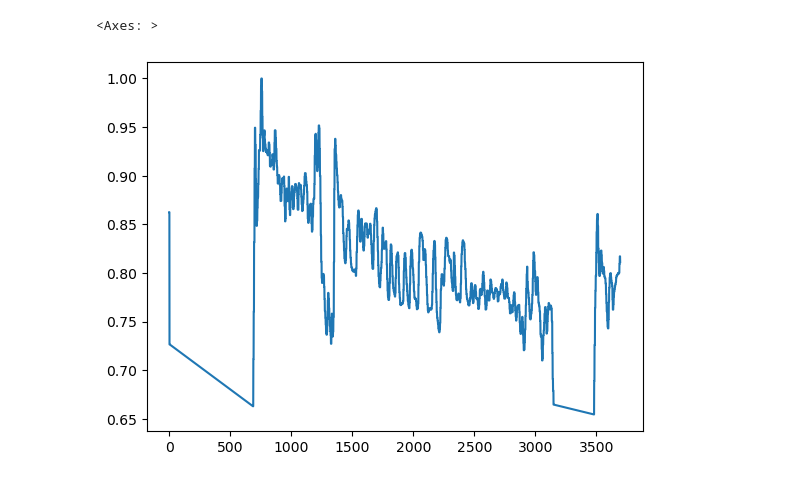
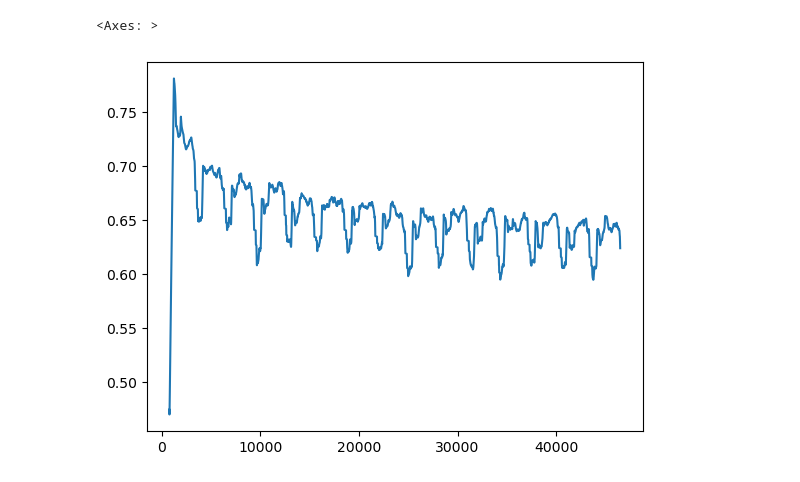
Before and after one commit to cd-athena/GREEM, a Jupyter notebook: gaia/benchmark/comparison/comparison.ipynb, the cells around one changed output. Cells and saved outputs as stored; diff of their text form; code cells hidden in the pictures.

```diff
--- a/gaia/benchmark/comparison/comparison.ipynb
+++ b/gaia/benchmark/comparison/comparison.ipynb
@@ -24,8 +24,11 @@ comparison_df['ampere'] = comparison_df['Reading']
 volt = 20
 comparison_df['watt'] = comparison_df['ampere'] * volt
 comparison_df['watt_norm'] = comparison_df['watt'] / comparison_df['watt'].max()
-# %%
-comparison_df['watt_norm'][comparison_df['watt_norm'] > 0.65].plot.line()
-# %% [output]
-<Axes: >
-[figure, removed]
+# %%
+# comparison_df['watt_norm'][comparison_df['watt_norm'] > 0.6][6500:].plot.line()
+# comparison_df['watt_norm'][comparison_df['watt_norm'] > 0.4].dropna().plot.line()
+comparison_df['watt_norm'][comparison_df['watt_norm'] > 0.4].rolling(500).mean().dropna().plot.line()
+# comparison_df['watt_norm'][comparison_df['watt_norm'] > 0.65][5000:]
+# %% [output]
+<Axes: >
+[figure, added]
```
Also changed, not shown: parts of 4 cells of this notebook, 2 other files.
